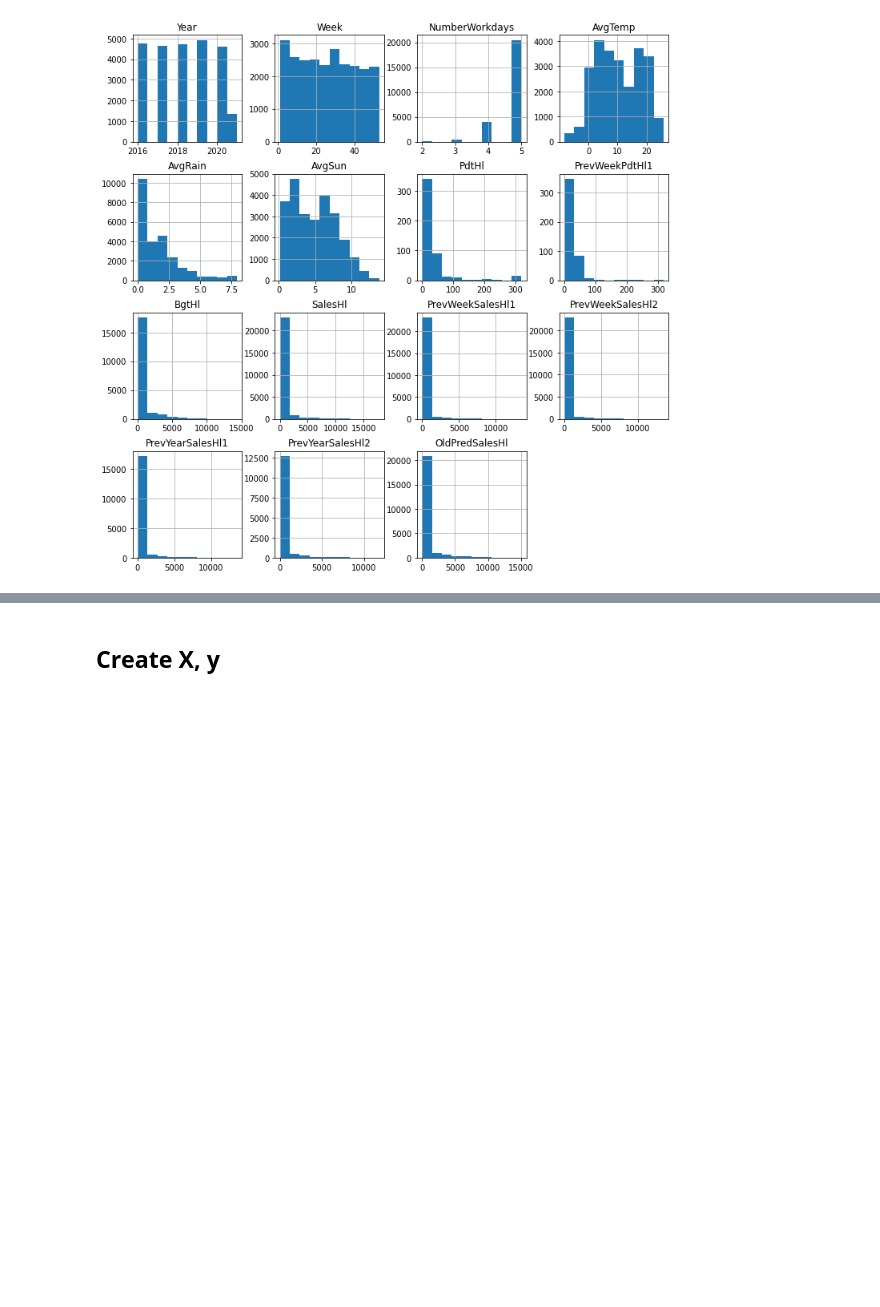
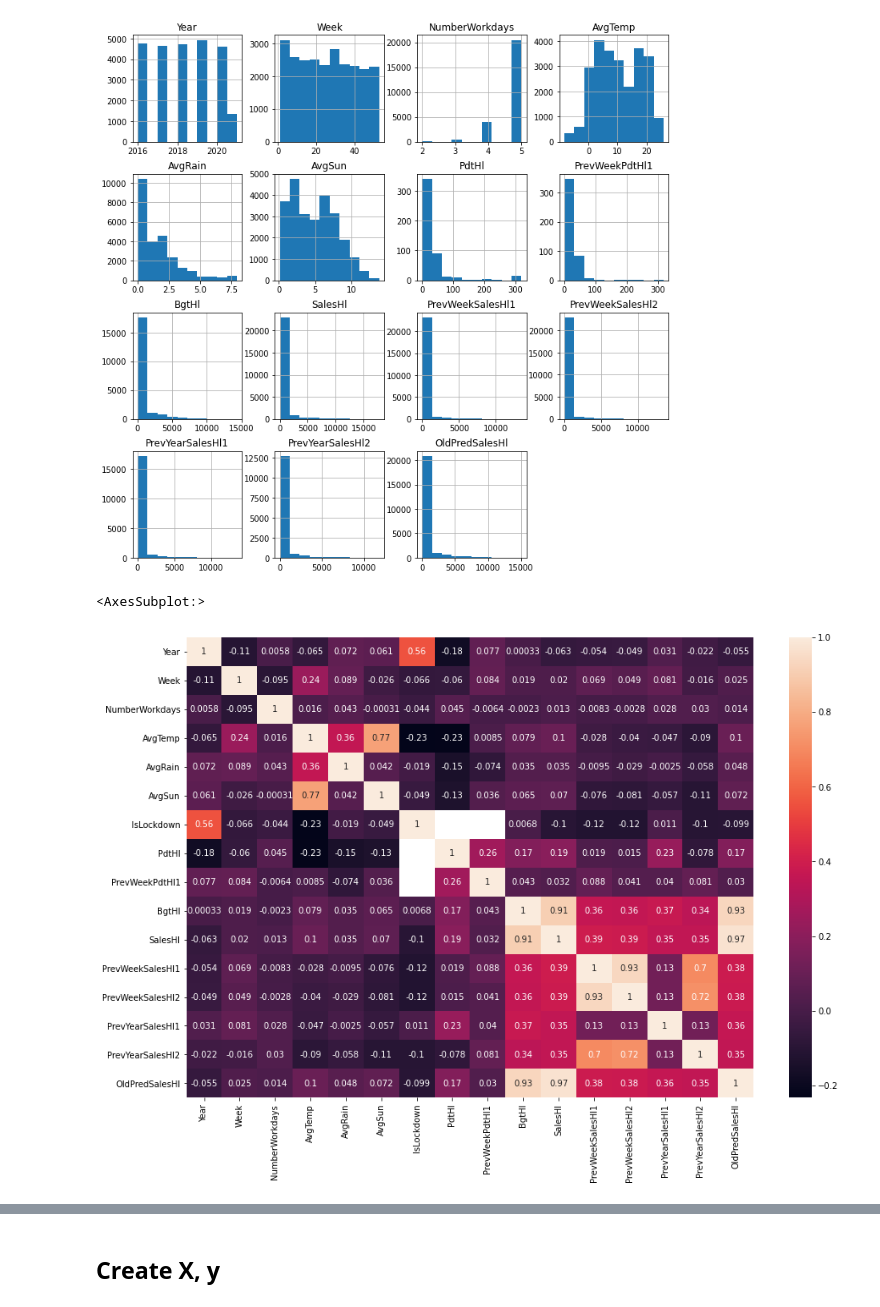
Before and after one commit to kohlicekjan/forecasting-beer-sales-ml, a Jupyter notebook: main.ipynb, the cells around one changed output, grey strips where cells are left out. Cells and saved outputs as stored; diff of their text form; code cells hidden in the pictures; blank space fills up the shorter version.

```diff
--- a/main.ipynb
+++ b/main.ipynb
@@ -97,4 +121,10 @@ data.hist(figsize=[12,12])
 plt.show()
 # %% [output]
 [figure]
+# %%
+plt.figure(figsize=(15,10))
+sns.heatmap(data.corr(), annot=True)
+# %% [output]
+<AxesSubplot:>
+[figure, added]
 # %%
```
Also changed, not shown: parts of 24 cells of this notebook, 6 other files.
